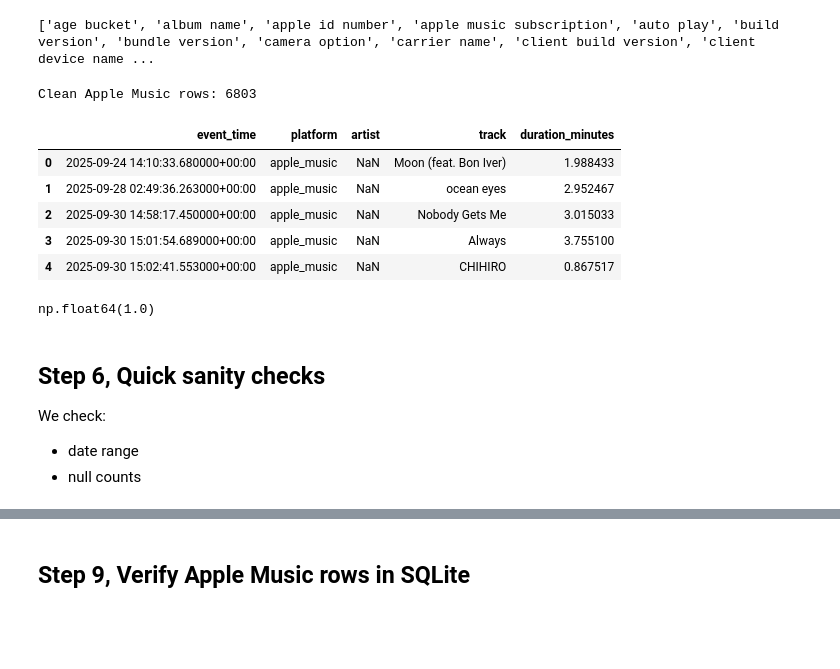
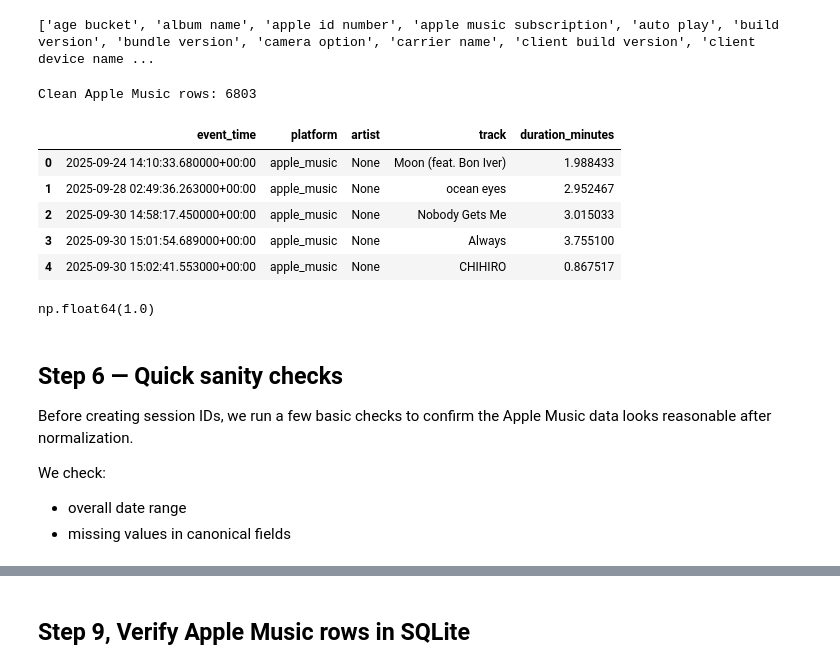
Before and after one commit to nathanho27/MusicPlatformInsights, a Jupyter notebook: notebooks/LoadAppleData.ipynb, the cells around one changed output, grey strips where cells are left out. Cells and saved outputs as stored; diff of their text form; code cells hidden in the pictures; blank space fills up the shorter version.

Commit message:
finish up Apple Music load notebook

```diff
--- a/notebooks/LoadAppleData.ipynb
+++ b/notebooks/LoadAppleData.ipynb
@@ -143,57 +143,62 @@ print(apple.columns.tolist())
 # Rename Apple Music telemetry fields into canonical schema
 apple = apple.rename(columns={
     "event timestamp": "event_time",
-    "container artist name": "artist",
     "song name": "track",
-    "ms_played": "ms_played"
+    "play duration milliseconds": "ms_played"
 })
 
-# Parse timestamps (Apple timestamps are already UTC-based)
+# Parse timestamps
 apple["event_time"] = pd.to_datetime(
     apple["event_time"],
     errors="coerce",
     utc=True
 )
 
 # Explicit platform label
 apple["platform"] = "apple_music"
 
 # Convert duration from milliseconds to minutes
 apple["duration_minutes"] = apple["ms_played"] / 1000 / 60
+
+# Artist intentionally left null (enrichment handled separately)
+apple["artist"] = None
 
 # Filter out very short plays (same logic as Spotify)
 apple = apple[apple["ms_played"] >= (MinPlaySeconds * 1000)]
 
 # Keep only canonical fields
 apple = apple[[
     "event_time",
     "platform",
     "artist",
     "track",
     "duration_minutes"
 ]]
 
-# Sort chronologically and reset index
+# Sort chronologically
 apple = apple.sort_values("event_time").reset_index(drop=True)
 
 print("Clean Apple Music rows:", len(apple))
 apple.head()
 # %% [output]
 Clean Apple Music rows: 6803
 |  | event_time | platform | artist | track | duration_minutes |
-| 0 | 2025-09-24 14:10:33.680000+00:00 | apple_music | NaN | Moon (feat. Bon Iver) | 1.988433 |
-| 1 | 2025-09-28 02:49:36.263000+00:00 | apple_music | NaN | ocean eyes | 2.952467 |
-| 2 | 2025-09-30 14:58:17.450000+00:00 | apple_music | NaN | Nobody Gets Me | 3.015033 |
-| 3 | 2025-09-30 15:01:54.689000+00:00 | apple_music | NaN | Always | 3.755100 |
-| 4 | 2025-09-30 15:02:41.553000+00:00 | apple_music | NaN | CHIHIRO | 0.867517 |
+| 0 | 2025-09-24 14:10:33.680000+00:00 | apple_music | None | Moon (feat. Bon Iver) | 1.988433 |
+| 1 | 2025-09-28 02:49:36.263000+00:00 | apple_music | None | ocean eyes | 2.952467 |
+| 2 | 2025-09-30 14:58:17.450000+00:00 | apple_music | None | Nobody Gets Me | 3.015033 |
+| 3 | 2025-09-30 15:01:54.689000+00:00 | apple_music | None | Always | 3.755100 |
+| 4 | 2025-09-30 15:02:41.553000+00:00 | apple_music | None | CHIHIRO | 0.867517 |
 # %%
 apple["artist"].isna().mean()
 # %% [output]
 np.float64(1.0)
 # %% [markdown]
-## Step 6, Quick sanity checks
+## Step 6 — Quick sanity checks
+
+Before creating session IDs, we run a few basic checks to confirm the
+Apple Music data looks reasonable after normalization.
 
 We check:
-- date range
-- null counts
+- overall date range
+- missing values in canonical fields
 # %%
```
Also changed, not shown: parts of 5 cells of this notebook.
